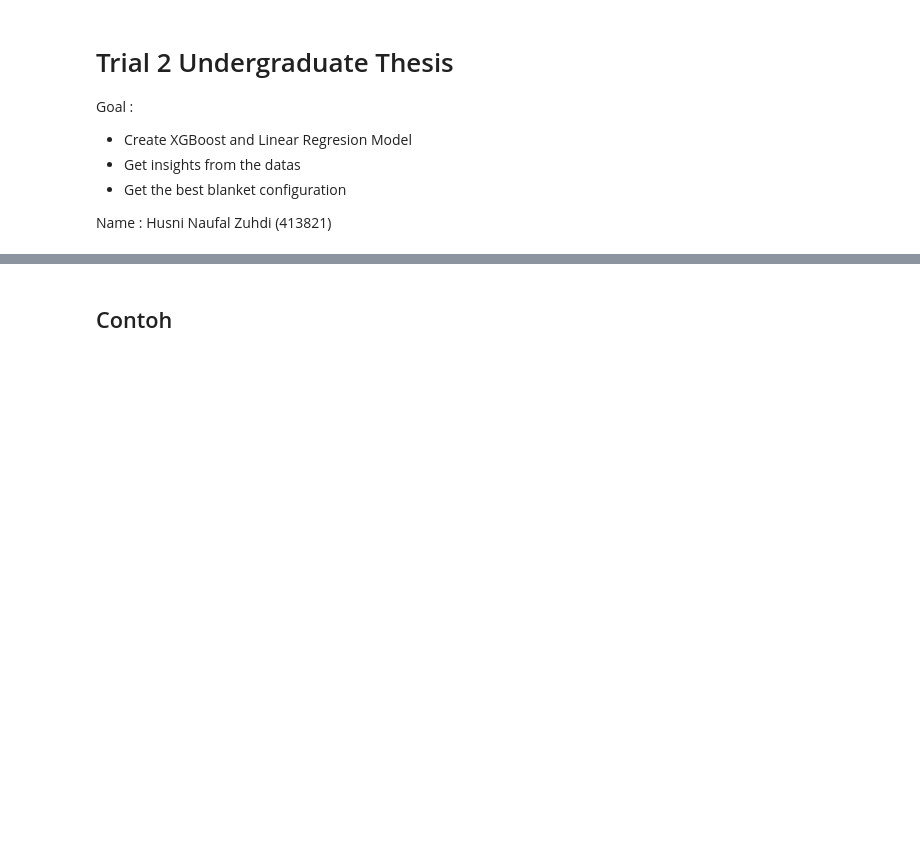
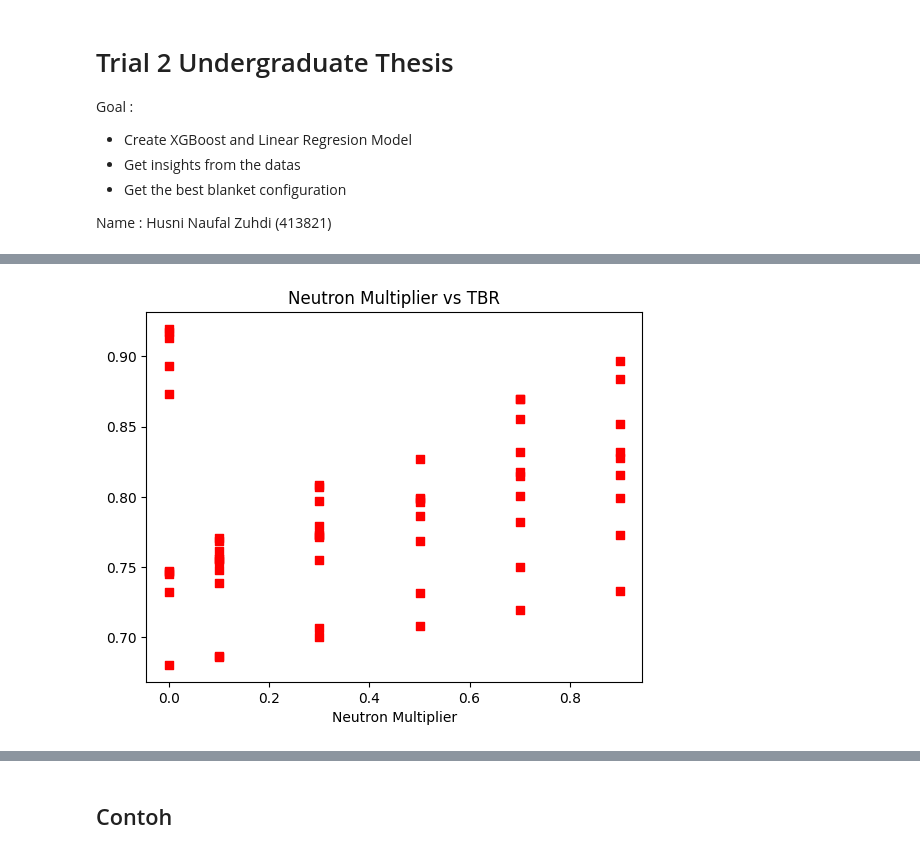
Before and after one commit to husni-zuhdi/husni-undergrad-thesis, a Jupyter notebook: jupyter-notebooks/2-data-analysis/2_Data_Analysis.ipynb, the cells around one changed output, grey strips where cells are left out. Drawn from its saved outputs; the diff is of its cells as text; code cells hidden in the pictures; blank space fills up the shorter version.

```diff
--- a/jupyter-notebooks/2-data-analysis/2_Data_Analysis.ipynb
+++ b/jupyter-notebooks/2-data-analysis/2_Data_Analysis.ipynb
@@ -73,0 +133,8 @@ plt.show()
+# %%
+plt.scatter(df.Neutron_multiplier, df.Tbr, c = "red", marker = "s")
+plt.title("Neutron Multiplier vs TBR")
+plt.xlabel("Neutron Multiplier")
+
+plt.show()
+# %% [output]
+[figure, added]
```
Also changed, not shown: parts of 15 cells of this notebook, 3 other files.
